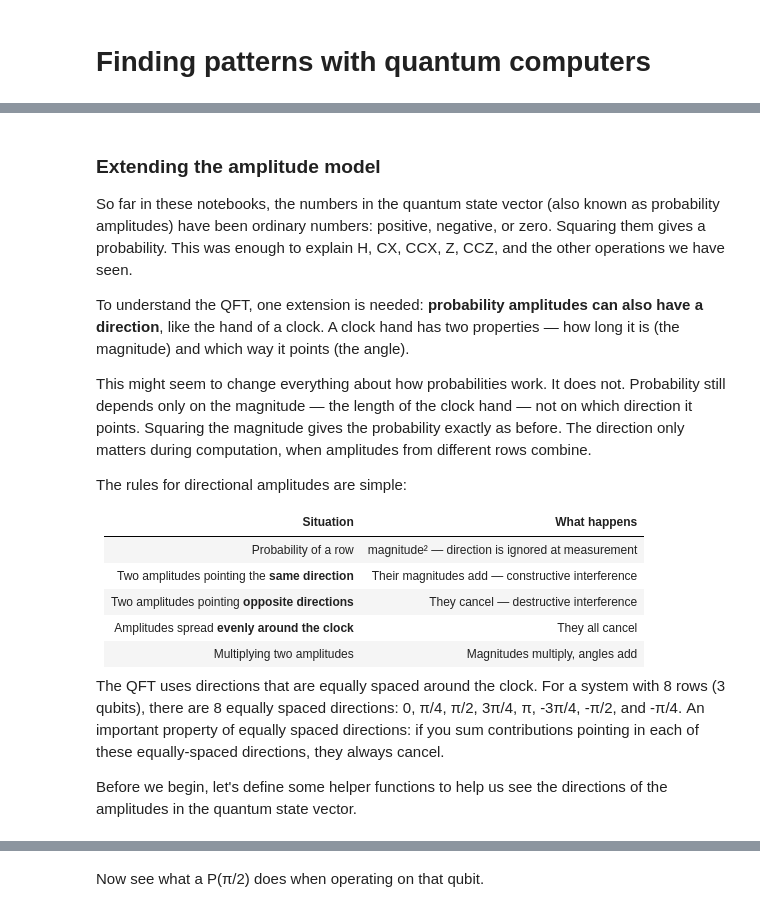
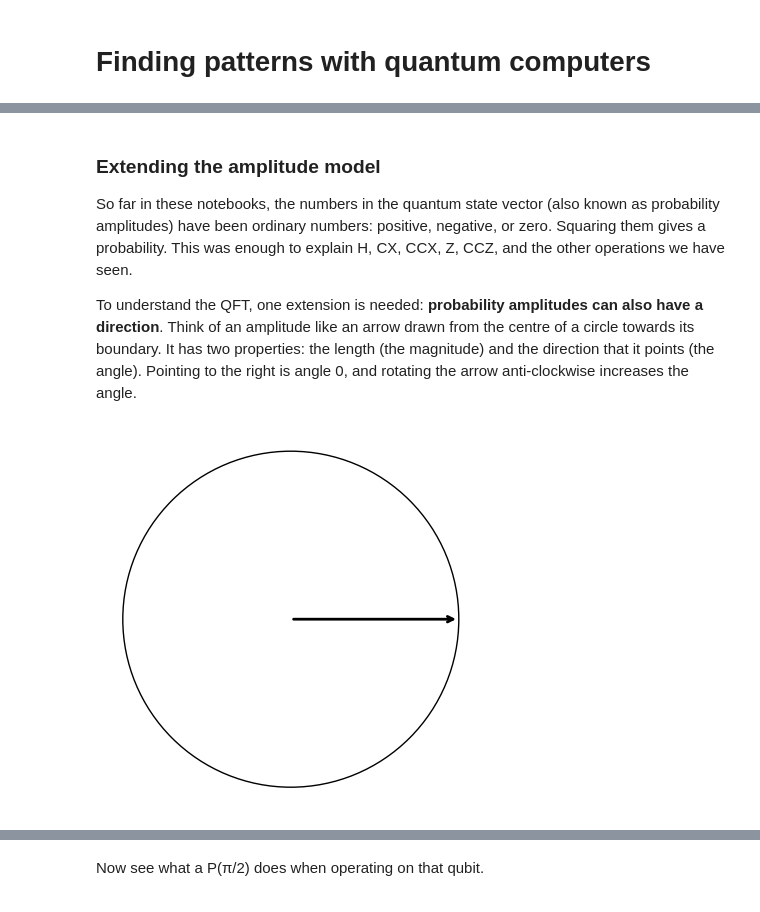
Before and after one commit to aesidau/quantumrandom, a Jupyter notebook: 05_Finding patterns with quantum computers.ipynb, the cells around one changed output, grey strips where cells are left out. Drawn from its saved outputs; the diff is of its cells as text; code cells hidden in the pictures.

Commit message:
Made human edits to help things flow logically

```diff
--- a/05_Finding patterns with quantum computers.ipynb
+++ b/05_Finding patterns with quantum computers.ipynb
@@ -40,20 +40,18 @@ To make directional amplitudes work, a small extension to the amplitude model is
 
 So far in these notebooks, the numbers in the quantum state vector (also known as probability amplitudes) have been ordinary numbers: positive, negative, or zero. Squaring them gives a probability. This was enough to explain H, CX, CCX, Z, CCZ, and the other operations we have seen.
 
-To understand the QFT, one extension is needed: **probability amplitudes can also have a direction**, like the hand of a clock. A clock hand has two properties — how long it is (the magnitude) and which way it points (the angle).
-
-This might seem to change everything about how probabilities work. It does not. Probability still depends only on the magnitude — the length of the clock hand — not on which direction it points. Squaring the magnitude gives the probability exactly as before. The direction only matters during computation, when amplitudes from different rows combine.
-
-The rules for directional amplitudes are simple:
-
-| Situation | What happens |
-| :- | :- |
-| Probability of a row | magnitude² — direction is ignored at measurement |
-| Two amplitudes pointing the **same direction** | Their magnitudes add — constructive interference |
-| Two amplitudes pointing **opposite directions** | They cancel — destructive interference |
-| Amplitudes spread **evenly around the clock** | They all cancel |
-| Multiplying two amplitudes | Magnitudes multiply, angles add |
-
-The QFT uses directions that are equally spaced around the clock. For a system with 8 rows (3 qubits), there are 8 equally spaced directions: 0, π/4, π/2, 3π/4, π, -3π/4, -π/2, and -π/4. An important property of equally spaced directions: if you sum contributions pointing in each of these equally-spaced directions, they always cancel.
-
-Before we begin, let's define some helper functions to help us see the directions of the amplitudes in the quantum state vector.
+To understand the QFT, one extension is needed: **probability amplitudes can also have a direction**. Think of an amplitude like an arrow drawn from the centre of a circle towards its boundary. It has two properties: the length (the magnitude) and the direction that it points (the angle). Pointing to the right is angle 0, and rotating the arrow anti-clockwise increases the angle.
+# %%
+# Draw a diagram of a circle with an arrow coming from the centre, pointing to the boundary
+# This isn't needed for working with quantum computers, but simply provides an illustration
+fig, ax = plt.subplots()
+ax.set_aspect('equal')
+circle = plt.Circle((0,0), 1, fill=False)
+ax.add_patch(circle)
+angle = 0    # 0 points to the right, and np.pi/2 points up
+ax.annotate('', xy=(np.cos(angle), np.sin(angle)), xytext=(0,0), arrowprops=dict(arrowstyle='->', lw=2))
+ax.set_xlim(-1.1,1.1)
+ax.set_ylim(-1.1,1.1)
+ax.axis('off');
+# %% [output]
+[figure, added]
```
Also changed, not shown: parts of 26 cells of this notebook, 1 other file.
